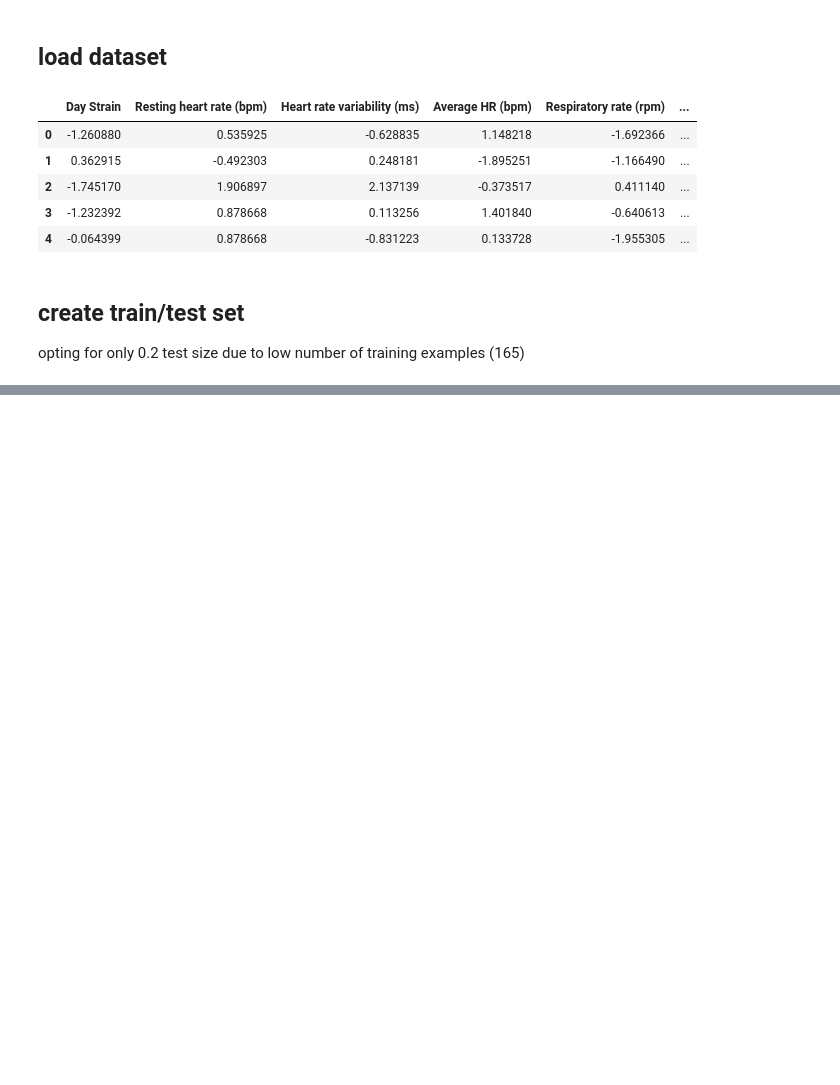
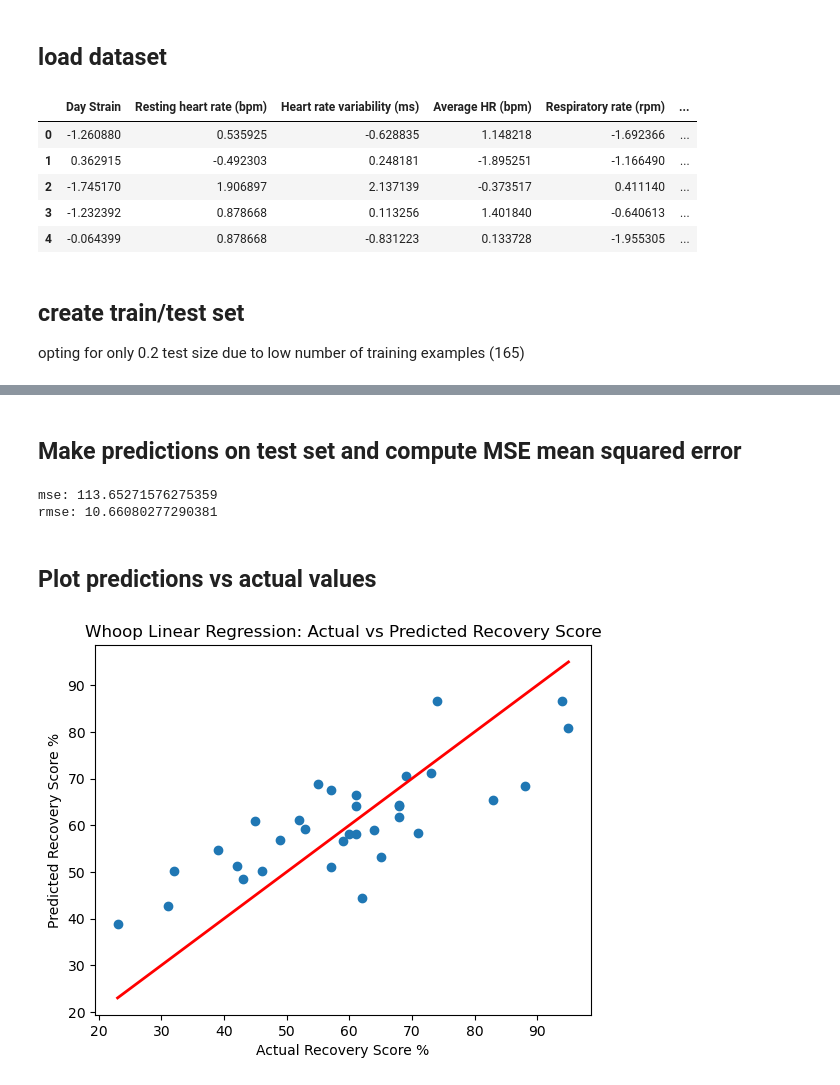
Before and after one commit to mawlodarski/whoop_recovery_predictor, a Jupyter notebook: code/model.ipynb, the cells around one changed output, grey strips where cells are left out. Drawn from its saved outputs; the diff is of its cells as text; code cells hidden in the pictures; blank space fills up the shorter version.

```diff
--- a/code/model.ipynb
+++ b/code/model.ipynb
@@ -68,0 +134,32 @@ dtype: int64
+# %% [markdown]
+## Make predictions on test set and compute MSE mean squared error
+# %%
+from sklearn.metrics import mean_squared_error
+
+y_pred = lin_reg.predict(X_test) # make preidcition on test set inputs
+mse = mean_squared_error(y_test, y_pred) #calculate mean squared error on test set predicitons -> how far were predictions from ground truth number
+rmse = mse ** 0.5  # Square root of MSE
+
+print("mse: " + str(mse))
+print("rmse: " + str(rmse))
+# %% [output]
+mse: 113.65271576275359
+rmse: 10.66080277290381
+# %% [markdown]
+## Plot predictions vs actual values
+# %%
+#create scatter plot
+plt.scatter(y_test, y_pred)
+
+plt.xlabel("Actual Recovery Score %")
+plt.ylabel("Predicted Recovery Score %")
+
+plt.title("Whoop Linear Regression: Actual vs Predicted Recovery Score")
+
+#add perfect prediction line
+plt.plot([y_test.min(), y_test.max()],
+         [y_test.min(), y_test.max()],
+         color="red", linewidth=2)  # Perfect prediction line
+plt.show()
+# %% [output]
+[figure, added]
```
Also changed, not shown: parts of 13 cells of this notebook, 1 other file.
